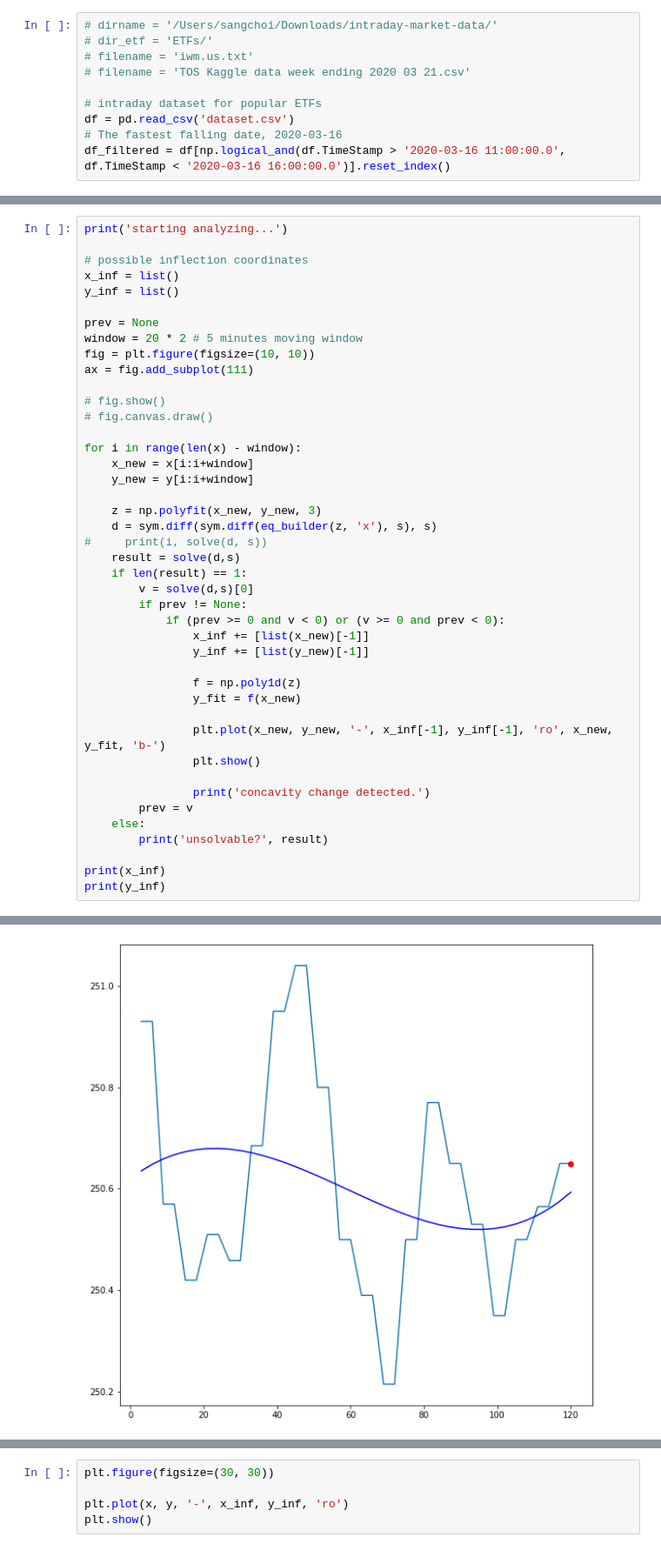
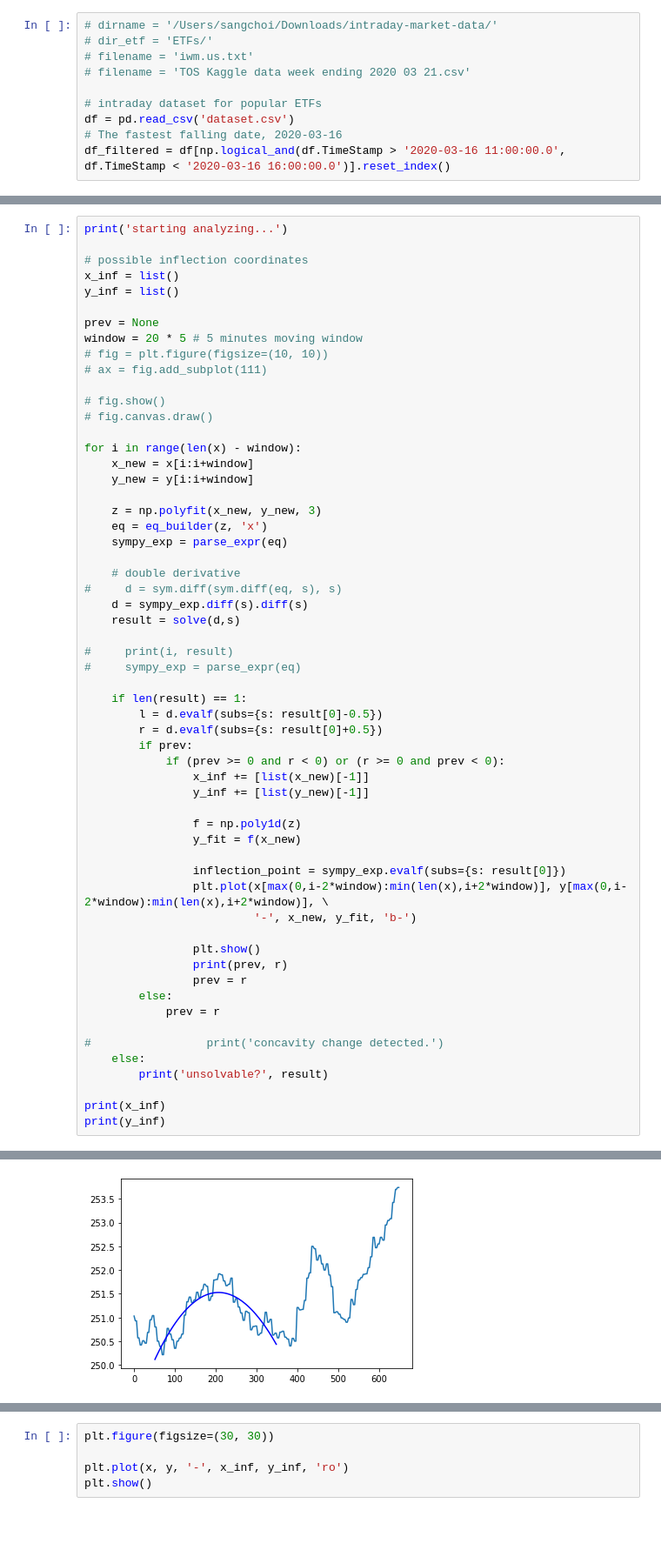
Before and after one commit to sangchoi93/AITrader, a Jupyter notebook: playground.ipynb, the cells around one changed output, grey strips where cells are left out. Shown at 87% size. Saved outputs shown, nothing was run; the diff lists cells and outputs as text; blank space fills up the shorter version.

Commit message:
fix: inflection point identification

```diff
--- a/playground.ipynb
+++ b/playground.ipynb
@@ -66,42 +67,57 @@ print('starting analyzing...')
 x_inf = list()
 y_inf = list()
 
 prev = None
-window = 20 * 2 # 5 minutes moving window
-fig = plt.figure(figsize=(10, 10))
-ax = fig.add_subplot(111)
+window = 20 * 5 # 5 minutes moving window
+# fig = plt.figure(figsize=(10, 10))
+# ax = fig.add_subplot(111)
 
 # fig.show()
 # fig.canvas.draw()
 
 for i in range(len(x) - window):
     x_new = x[i:i+window]
     y_new = y[i:i+window]
 
     z = np.polyfit(x_new, y_new, 3)
-    d = sym.diff(sym.diff(eq_builder(z, 'x'), s), s)
-#     print(i, solve(d, s))
+    eq = eq_builder(z, 'x')
+    sympy_exp = parse_expr(eq)
+
+    # double derivative
+#     d = sym.diff(sym.diff(eq, s), s)
+    d = sympy_exp.diff(s).diff(s)
     result = solve(d,s)
+
+#     print(i, result)
+#     sympy_exp = parse_expr(eq)
+
     if len(result) == 1:
-        v = solve(d,s)[0]
-        if prev != None:
-            if (prev >= 0 and v < 0) or (v >= 0 and prev < 0):
+        l = d.evalf(subs={s: result[0]-0.5})
+        r = d.evalf(subs={s: result[0]+0.5})
+        if prev:
+            if (prev >= 0 and r < 0) or (r >= 0 and prev < 0):
                 x_inf += [list(x_new)[-1]]
                 y_inf += [list(y_new)[-1]]
 
                 f = np.poly1d(z)
                 y_fit = f(x_new)
 
-                plt.plot(x_new, y_new, '-', x_inf[-1], y_inf[-1], 'ro', x_new, y_fit, 'b-')
+                inflection_point = sympy_exp.evalf(subs={s: result[0]})
+                plt.plot(x[max(0,i-2*window):min(len(x),i+2*window)], y[max(0,i-2*window):min(len(x),i+2*window)], \
+                         '-', x_new, y_fit, 'b-')
+
                 plt.show()
+                print(prev, r)
+                prev = r
+        else:
+            prev = r
 
-                print('concavity change detected.')
-        prev = v
+#                 print('concavity change detected.')
     else:
         print('unsolvable?', result)
 
 print(x_inf)
 print(y_inf)
 # %% [output]
 starting analyzing...
-[figure, old version]
+[figure, new version]
```
Also changed, not shown: parts of 3 cells of this notebook.
